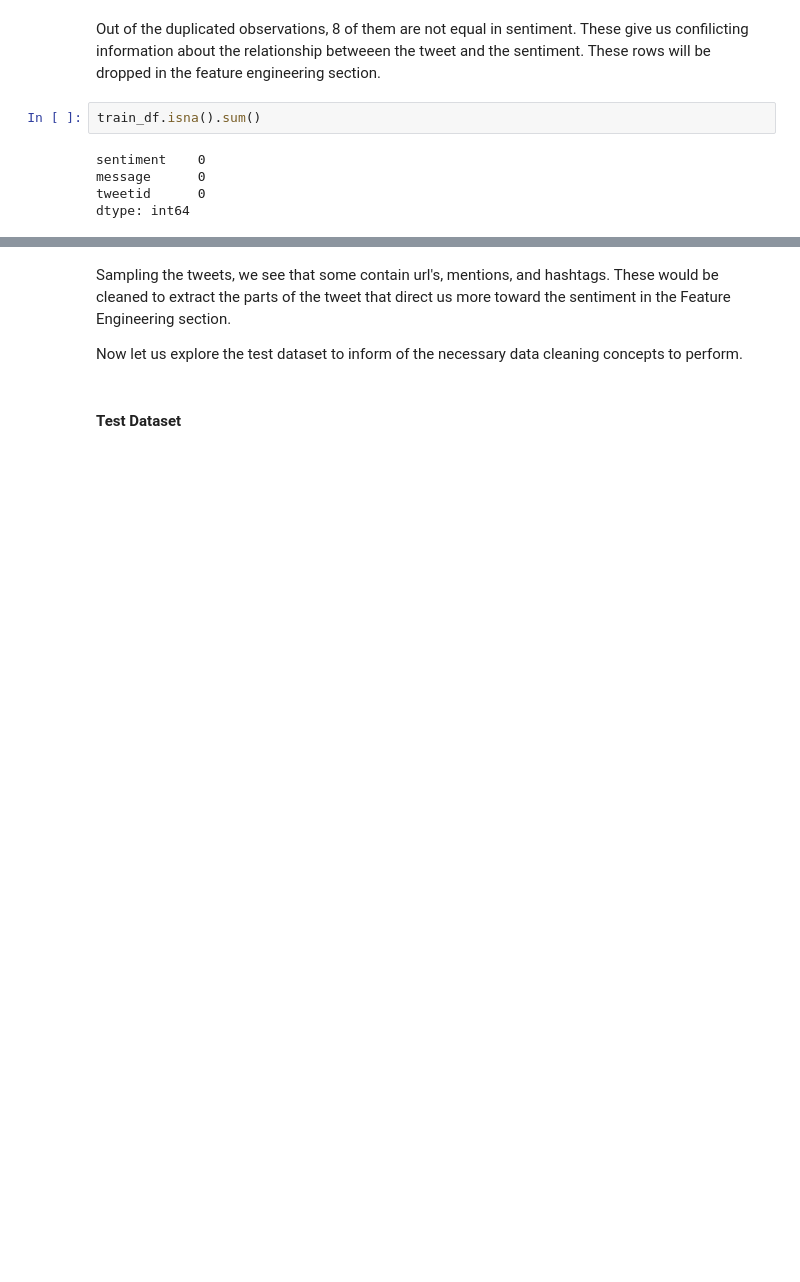
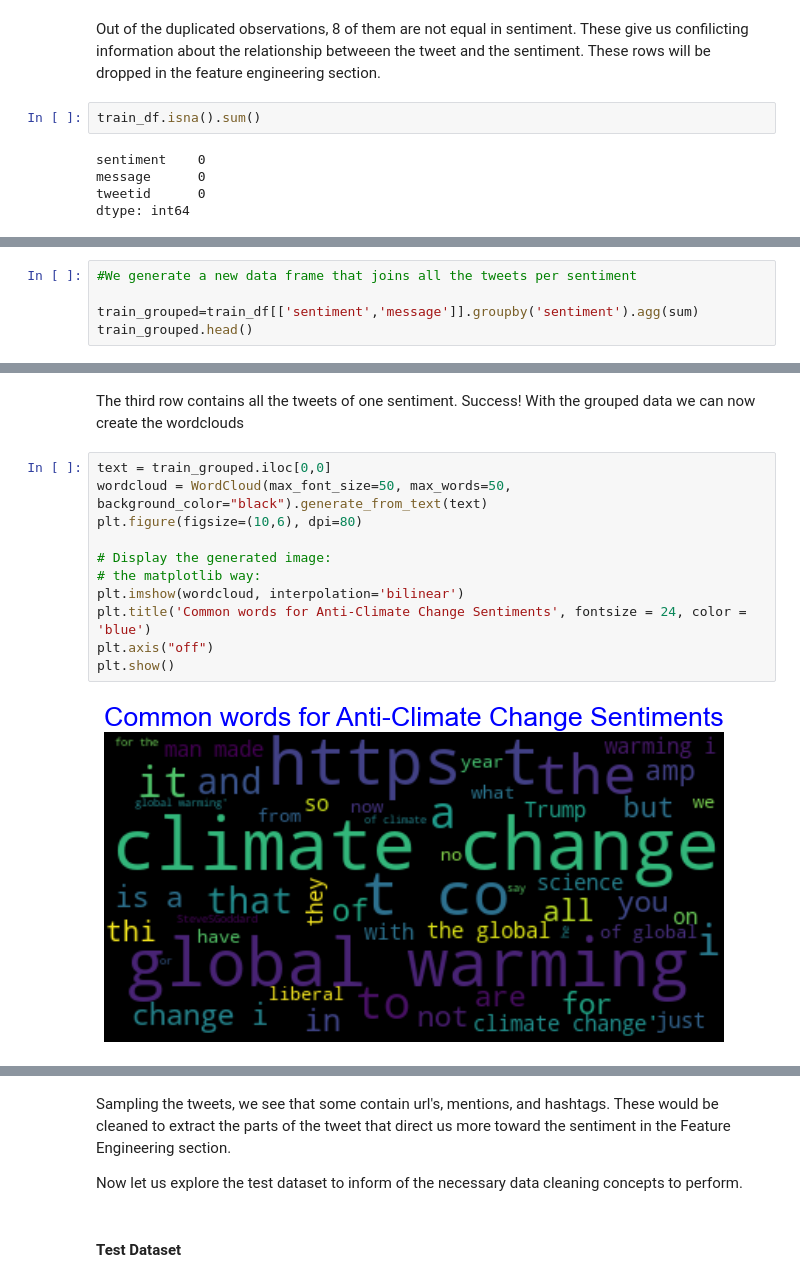
Before and after one commit to JessWN/2110ACDS_T13, a Jupyter notebook: 2110ACDS_T13.ipynb, the cells around one changed output, grey strips where cells are left out. Drawn from its saved outputs; the diff is of its cells as text; blank space fills up the shorter version.

```diff
--- a/2110ACDS_T13.ipynb
+++ b/2110ACDS_T13.ipynb
@@ -384,0 +383,5 @@ Review 5:
+# %%
+#We generate a new data frame that joins all the tweets per sentiment
+
+train_grouped=train_df[['sentiment','message']].groupby('sentiment').agg(sum)
+train_grouped.head()
@@ -384,0 +403,15 @@ Review 5:
+# %% [markdown]
+The third row contains all the tweets of one sentiment. Success! With the grouped data we can now create the wordclouds
+# %%
+text = train_grouped.iloc[0,0]
+wordcloud = WordCloud(max_font_size=50, max_words=50, background_color="black").generate_from_text(text)
+plt.figure(figsize=(10,6), dpi=80)
+
+# Display the generated image:
+# the matplotlib way:
+plt.imshow(wordcloud, interpolation='bilinear')
+plt.title('Common words for Anti-Climate Change Sentiments', fontsize = 24, color = 'blue')
+plt.axis("off")
+plt.show()
+# %% [output]
+[figure, added]
```
Also changed, not shown: parts of 31 cells of this notebook.
